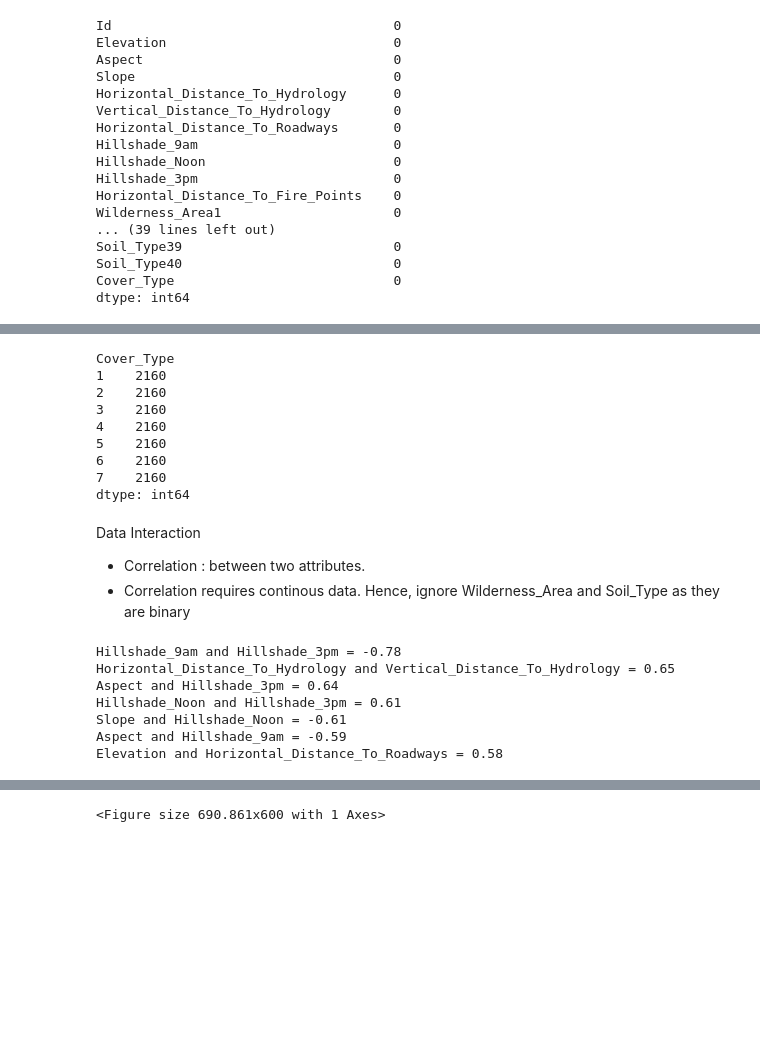
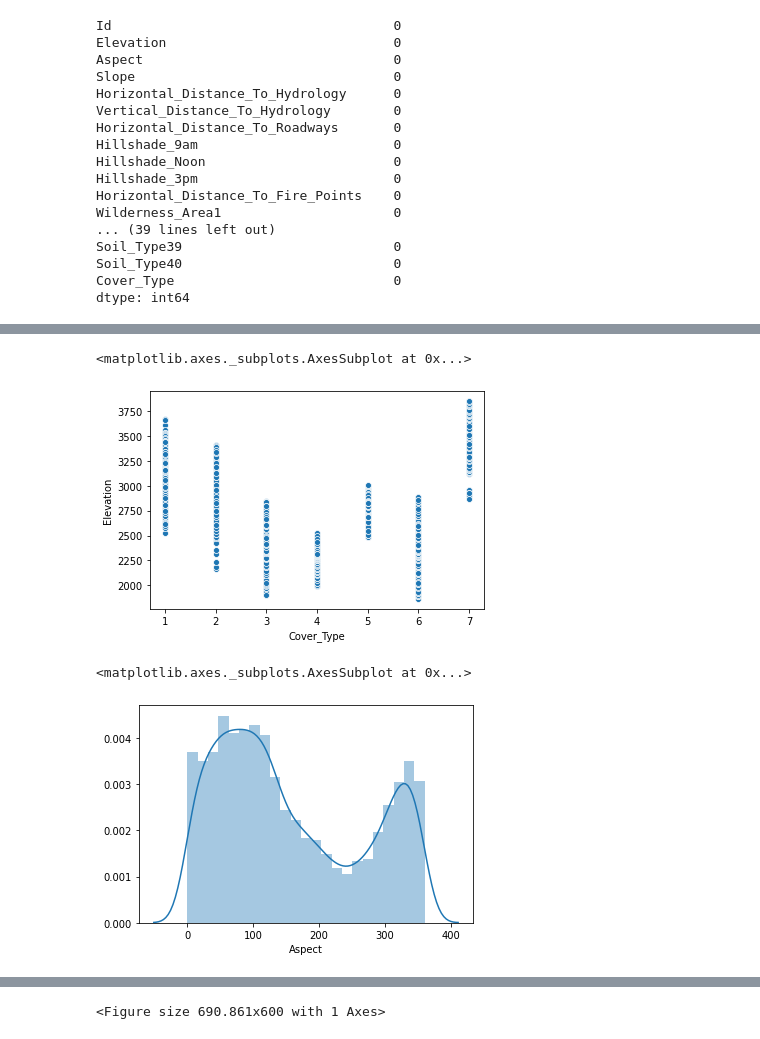
Before and after one commit to bigleeuk/Kaggle-Data-Analysis, a Jupyter notebook: Forest Cover Type Prediction/Forest_Cover_Type_Prediction.ipynb, the cells around one changed output, grey strips where cells are left out. Drawn from its saved outputs; the diff is of its cells as text; code cells hidden in the pictures; blank space fills up the shorter version.

```diff
--- a/Forest Cover Type Prediction/Forest_Cover_Type_Prediction.ipynb
+++ b/Forest Cover Type Prediction/Forest_Cover_Type_Prediction.ipynb
@@ -129,41 +112,10 @@ dtype: float64
-# %%
-train.groupby('Cover_Type').size()
-# %% [output]
-Cover_Type
-1    2160
-2    2160
-3    2160
-4    2160
-5    2160
-6    2160
-7    2160
-dtype: int64
-# %% [markdown]
-Data Interaction
-- Correlation : between two attributes.
-- Correlation requires continous data. Hence, ignore Wilderness_Area and Soil_Type as they are binary
-# %%
-size = 10
-data=train.iloc[:,:10]
-cols=data.columns
-data_corr=data.corr()
-threshold=0.5
-corr_list=[]
-
-for i in range (0,size):
-    for j in range(i+1,size):
-        if(data_corr.iloc[i,j]>=threshold and data_corr.iloc[i,j]<1)or (data_corr.iloc[i,j] < 0 and data_corr.iloc[i,j] <= -threshold):
-            corr_list.append([data_corr.iloc[i,j],i,j])
-
-s_corr_list = sorted(corr_list,key=lambda x: -abs(x[0]))
-
-for v,i,j in s_corr_list:
-    print ("%s and %s = %.2f" % (cols[i],cols[j],v))
-# %% [output]
-Hillshade_9am and Hillshade_3pm = -0.78
-Horizontal_Distance_To_Hydrology and Vertical_Distance_To_Hydrology = 0.65
-Aspect and Hillshade_3pm = 0.64
-Hillshade_Noon and Hillshade_3pm = 0.61
-Slope and Hillshade_Noon = -0.61
-Aspect and Hillshade_9am = -0.59
-Elevation and Horizontal_Distance_To_Roadways = 0.58
+# %%
+sns.scatterplot(x=train['Cover_Type'],y=train['Elevation'])
+# %% [output]
+<matplotlib.axes._subplots.AxesSubplot at 0x...>
+[figure, added]
+# %%
+sns.distplot(train.Aspect)
+# %% [output]
+<matplotlib.axes._subplots.AxesSubplot at 0x...>
+[figure, added]
```
Also changed, not shown: parts of 6 cells of this notebook, 2 other files.
